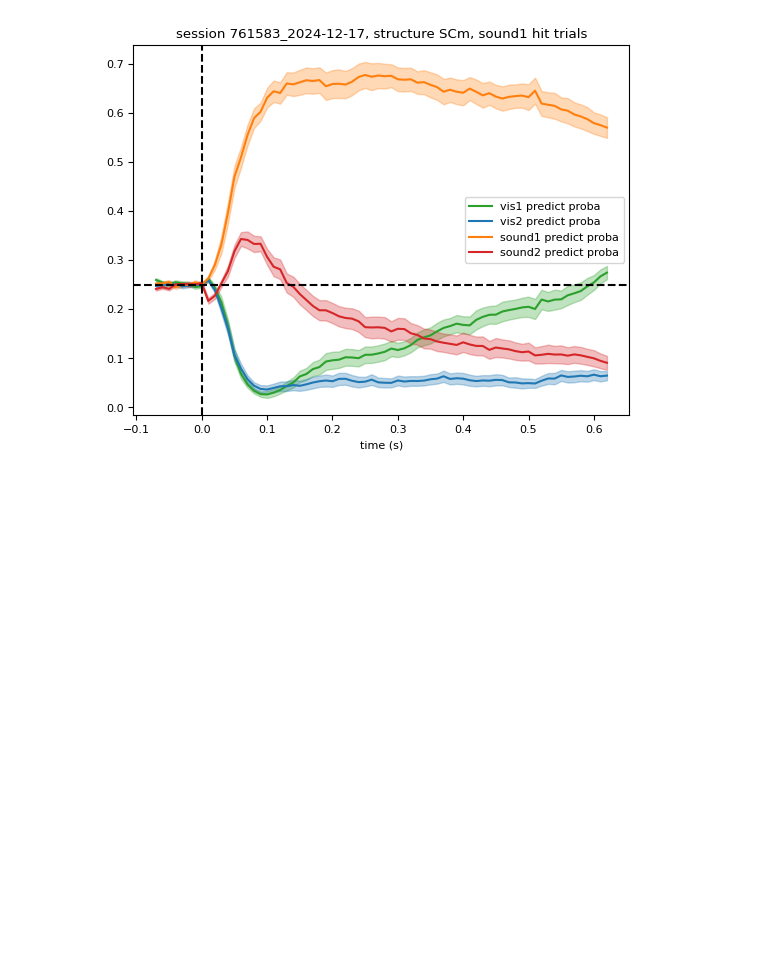
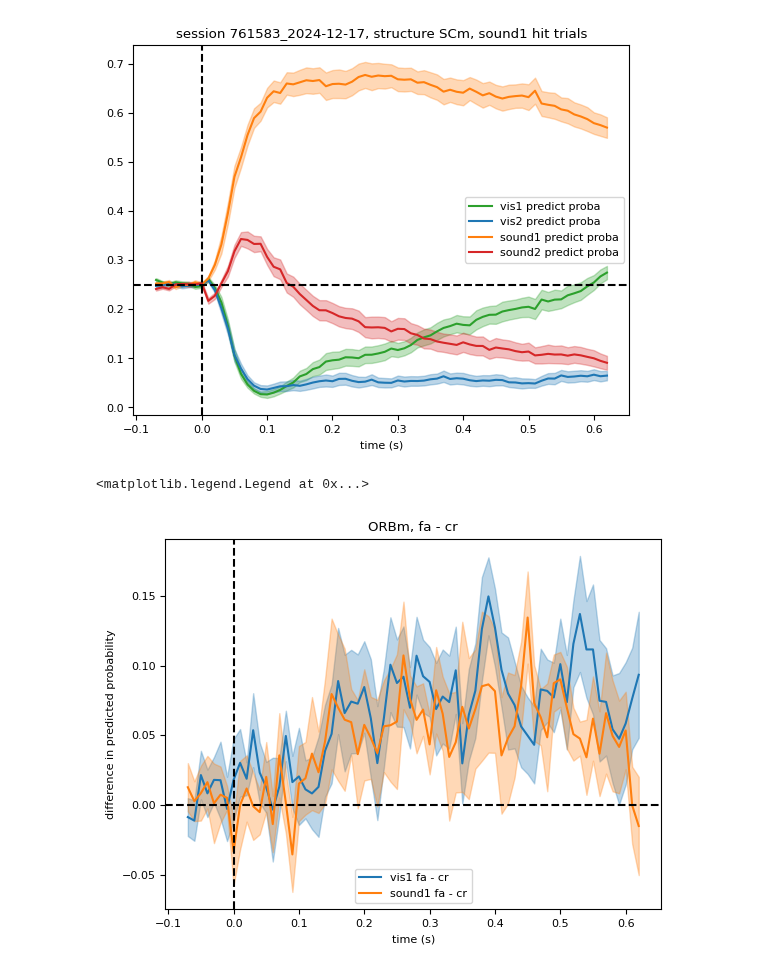
Before and after one commit to AllenInstitute/dynamic_routing_analysis, a Jupyter notebook: notebooks/plot_multiclass_stimulus_decoder_results.ipynb, the cells around one changed output. Cells and saved outputs as stored; diff of their text form; code cells hidden in the pictures; blank space fills up the shorter version.

```diff
--- a/notebooks/plot_multiclass_stimulus_decoder_results.ipynb
+++ b/notebooks/plot_multiclass_stimulus_decoder_results.ipynb
@@ -571,3 +571,38 @@ ax.legend()
 # %% [output]
 <matplotlib.legend.Legend at 0x...>
 [figure]
+# %%
+#plot diffs between fr and cr for vis1 and sound1
+
+sel_structure='ORBm'
+
+timestamps=trial_type_table_df['bin_centers'].iloc[0].round(3)+0.025
+
+vis1_hit_values=np.vstack(trial_type_table_df.query('structure==@sel_structure and stim_name=="vis1" and is_response==True and is_vis_rewarded==True')['predict_proba_vis1'].values)
+vis1_cr_values=np.vstack(trial_type_table_df.query('structure==@sel_structure and stim_name=="vis1" and is_response==False and is_vis_rewarded==False')['predict_proba_vis1'].values)
+vis1_fa_values=np.vstack(trial_type_table_df.query('structure==@sel_structure and stim_name=="vis1" and is_response==True and is_vis_rewarded==False')['predict_proba_vis1'].values)
+
+sound1_hit_values=np.vstack(trial_type_table_df.query('structure==@sel_structure and stim_name=="sound1" and is_response==True and is_vis_rewarded==False')['predict_proba_sound1'].values)
+sound1_cr_values=np.vstack(trial_type_table_df.query('structure==@sel_structure and stim_name=="sound1" and is_response==False and is_vis_rewarded==True')['predict_proba_sound1'].values)
+sound1_fa_values=np.vstack(trial_type_table_df.query('structure==@sel_structure and stim_name=="sound1" and is_response==True and is_vis_rewarded==True')['predict_proba_sound1'].values)
+
+vis1_fa_minus_cr_mean=np.nanmean(vis1_fa_values - vis1_cr_values, axis=0)
+vis1_fa_minus_cr_sem=stats.sem(vis1_fa_values - vis1_cr_values, axis=0, nan_policy='omit')
+
+sound1_fa_minus_cr_mean=np.nanmean(sound1_fa_values - sound1_cr_values, axis=0)
+sound1_fa_minus_cr_sem=stats.sem(sound1_fa_values - sound1_cr_values, axis=0, nan_policy='omit')
+
+fig,ax=plt.subplots(1,1)
+ax.plot(timestamps, vis1_fa_minus_cr_mean, label='vis1 fa - cr', color='tab:blue')
+ax.fill_between(timestamps, vis1_fa_minus_cr_mean - vis1_fa_minus_cr_sem, vis1_fa_minus_cr_mean + vis1_fa_minus_cr_sem, color='tab:blue', alpha=0.3)
+ax.plot(timestamps, sound1_fa_minus_cr_mean, label='sound1 fa - cr', color='tab:orange')
+ax.fill_between(timestamps, sound1_fa_minus_cr_mean - sound1_fa_minus_cr_sem, sound1_fa_minus_cr_mean + sound1_fa_minus_cr_sem, color='tab:orange', alpha=0.3)
+ax.axhline(0, color='k', linestyle='--')
+ax.axvline(0, color='k', linestyle='--')
+ax.set_title(f'{sel_structure}, fa - cr')
+ax.set_xlabel('time (s)')
+ax.set_ylabel('difference in predicted probability')
+ax.legend()
+# %% [output]
+<matplotlib.legend.Legend at 0x...>
+[figure, added]
```
Also changed, not shown: parts of 3 cells of this notebook, 4 other files.
